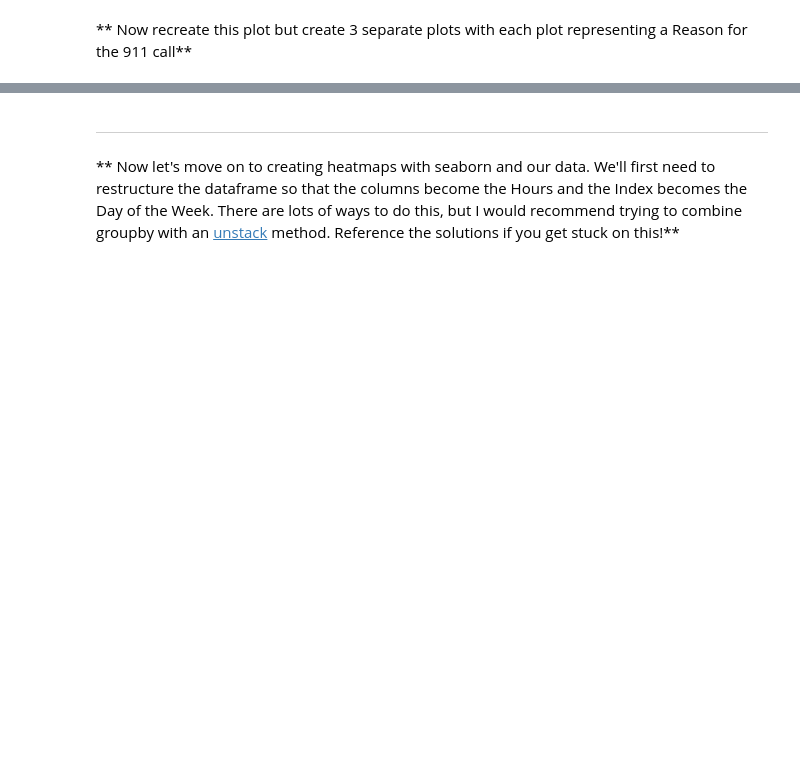
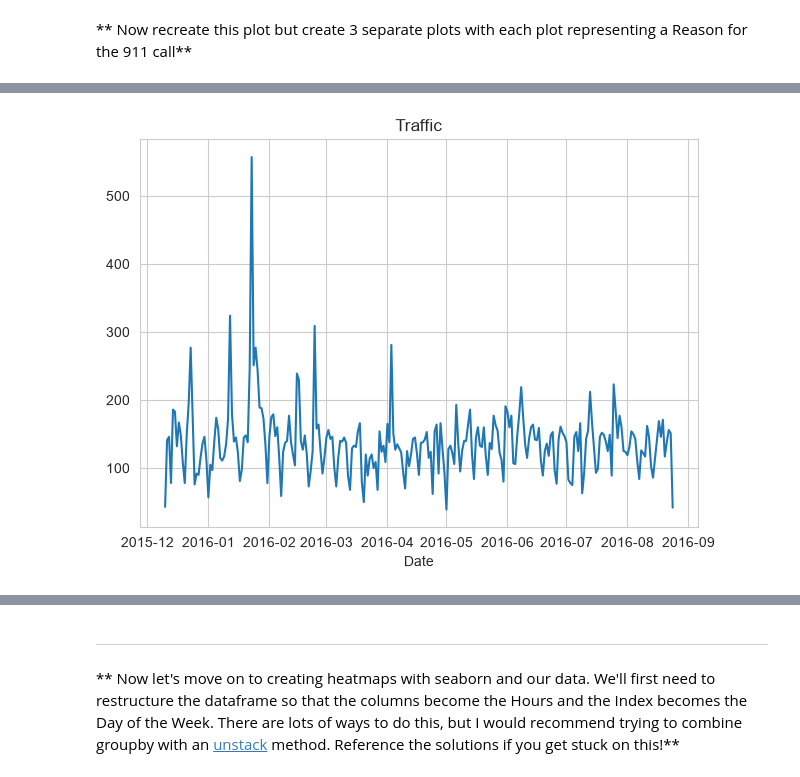
Before and after one commit to CyberWol-12/Machine_Learning_with_Python, a Jupyter notebook: machile_learning_basic to advance/Refactored_Py_DS_ML_Bootcamp-master/10-Data-Capstone-Projects/01-911 Calls Data Capstone Project.ipynb, the cells around one changed output, grey strips where cells are left out. Saved outputs shown, nothing was run; the diff lists cells and outputs as text; code cells hidden in the pictures; blank space fills up the shorter version.

```diff
--- a/machile_learning_basic to advance/Refactored_Py_DS_ML_Bootcamp-master/10-Data-Capstone-Projects/01-911 Calls Data Capstone Project.ipynb
+++ b/machile_learning_basic to advance/Refactored_Py_DS_ML_Bootcamp-master/10-Data-Capstone-Projects/01-911 Calls Data Capstone Project.ipynb
@@ -299,0 +298,6 @@ plt.legend()
+# %%
+df[df['Reason'] == 'Traffic'].groupby('Date').count()['twp'].plot()
+plt.title('Traffic')
+plt.tight_layout()
+# %% [output]
+[figure, added]
```
Also changed, not shown: parts of 31 cells of this notebook.
